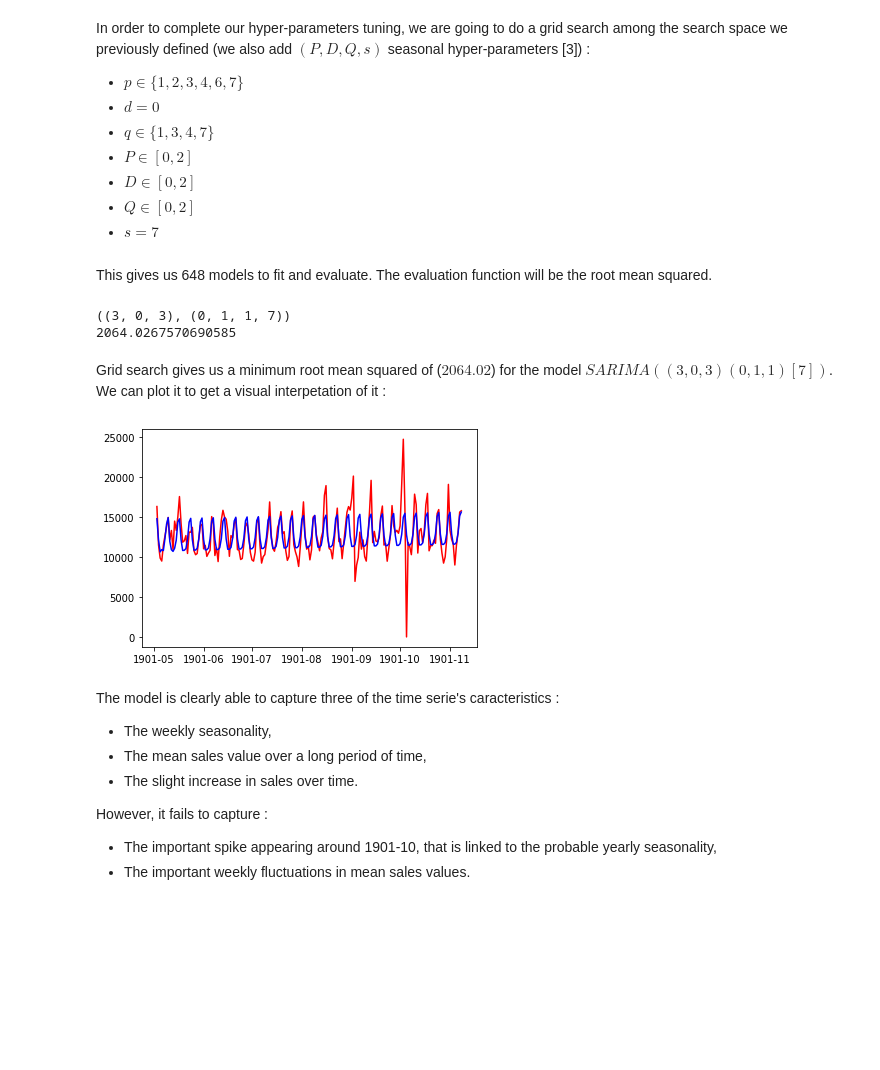
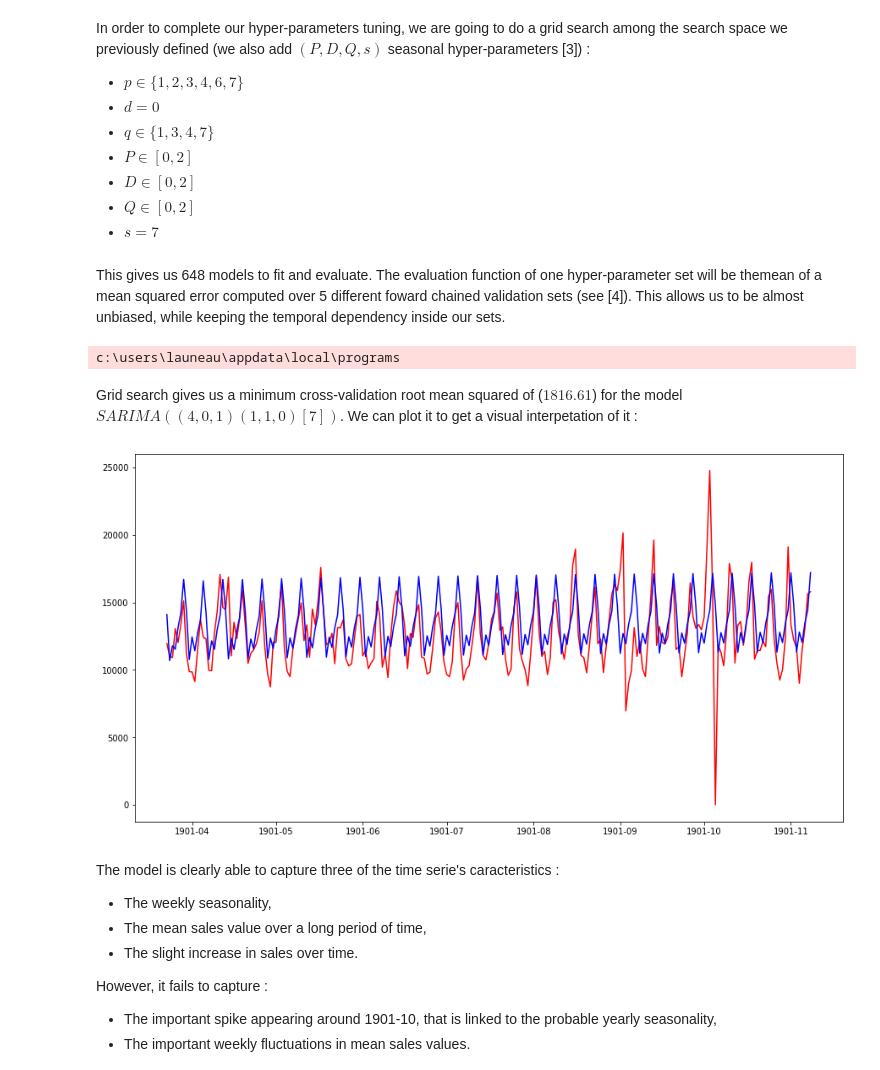
Before and after one commit to LouisAuneau/MISC-sales-forecasting, a Jupyter notebook: Report.ipynb, the cells around one changed output. Cells and saved outputs as stored; diff of their text form; code cells hidden in the pictures; blank space fills up the shorter version.

Commit message:
finish both models hyperparameters tuning

```diff
--- a/Report.ipynb
+++ b/Report.ipynb
@@ -391,10 +398,10 @@ In order to complete our hyper-parameters tuning, we are going to do a grid sear
 - $Q \in \left[0,2\right]$
 - $s = 7$
 # %% [markdown]
-This gives us 648 models to fit and evaluate. The evaluation function will be the root mean squared.
+This gives us 648 models to fit and evaluate. The evaluation function of one hyper-parameter set will be themean of a mean squared error computed over 5 different foward chained validation sets (see [4]). This allows us to be almost unbiased, while keeping the temporal dependency inside our sets.
 # %%
 ##################################################################################
-#                                    GRID SEARCH                                 #
+#                                ARIMA GRID SEARCH                               #
 ##################################################################################
 
 def sarima_forecast(train, order, seasonal_order):
@@ -419,8 +426,8 @@ def plot_prediction(timeserie, predictions):
     plt.plot(predictions, 'b') # plotting t, b separately
     plt.show()
 
-# Splitting train and test set (66%/33%)
-split = int(0.66*len(daily_sales_ts))
+# Splitting train and test set (80%/20%)
+split = int(0.80*len(daily_sales_ts))
 train, test = daily_sales_ts[:split], daily_sales_ts[split:]
 
 # Generating hyper-parameters set
@@ -438,25 +445,30 @@ models_eval = pd.Series()
 
 for hyperparameters in hyperparameters_grid:
     try:
-        model = sarima_forecast(train, order=hyperparameters[0], seasonal_order=hyperparameters[1])
-        predictions = model.predict(len(train), len(train) + len(test) - 1)
-        rmse = model_rmse(test, predictions)
-        models_eval[str(hyperparameters)] = rmse
+        tscv = TimeSeriesSplit(n_splits=5)
+        hyperparameters_rmse = []
+        for train_idx, validation_idx in tscv.split(train):
+            model = sarima_forecast(daily_sales_ts[train_idx], order=hyperparameters[0], seasonal_order=hyperparameters[1])
+            # Prediction only for validation dates
+            predictions = model.predict(daily_sales_ts[validation_idx].index[0], daily_sales_ts[validation_idx].index[-1])
+            hyperparameters_rmse.append(model_rmse(daily_sales_ts[validation_idx], predictions))
+        # Mean RMSE for the 5 training/validation subsets
+        models_eval[str(hyperparameters)] = np.mean(hyperparameters_rmse)
     except:
         continue
 
 print(models_eval.idxmin())
 print(models_eval.min())
 # %% [output]
-((3, 0, 3), (0, 1, 1, 7))
-2064.0267570690585
+c:\users\launeau\appdata\local\programs
 # %% [markdown]
-Grid search gives us a minimum root mean squared of (**$2064.02$**) for the model **$SARIMA((3, 0, 3)(0, 1, 1)[7])$**. We can plot it to get a visual interpetation of it :
+Grid search gives us a minimum cross-validation root mean squared of (**$1816.61$**) for the model **$SARIMA((4, 0, 1)(1, 1, 0)[7])$**. We can plot it to get a visual interpetation of it :
 # %%
-sarima_model = sarima_forecast(train, (3, 0, 3), (0, 1, 1, 7))
+sarima_model = sarima_forecast(train, (4, 0, 1), (1, 1, 0, 7))
+pl.rcParams["figure.figsize"] = (15,8)
 plot_prediction(test, sarima_model.predict(len(train), len(train) + len(test) - 1))
 # %% [output]
-[figure, old version]
+[figure, new version]
 # %% [markdown]
 The model is clearly able to capture three of the time serie's caracteristics :
 - The weekly seasonality,
```
Also changed, not shown: parts of 9 cells of this notebook, 1 other file.
